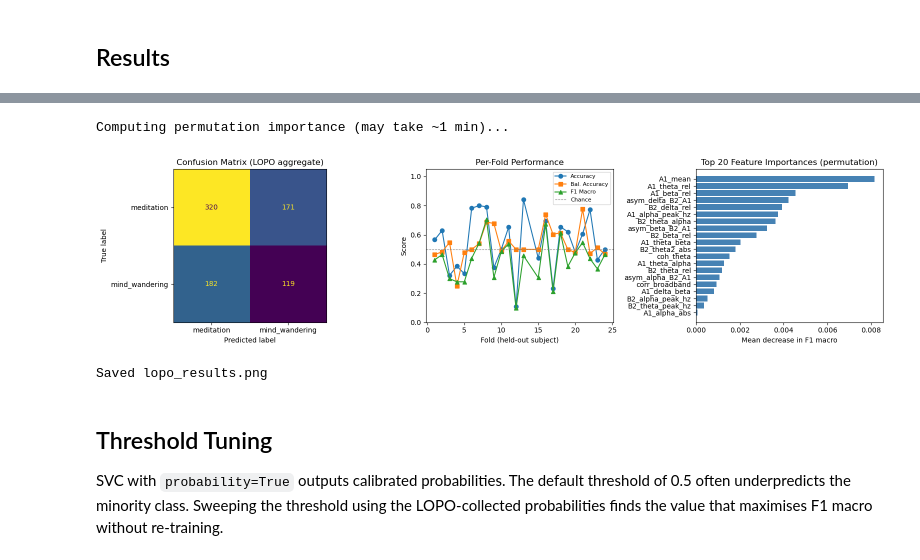
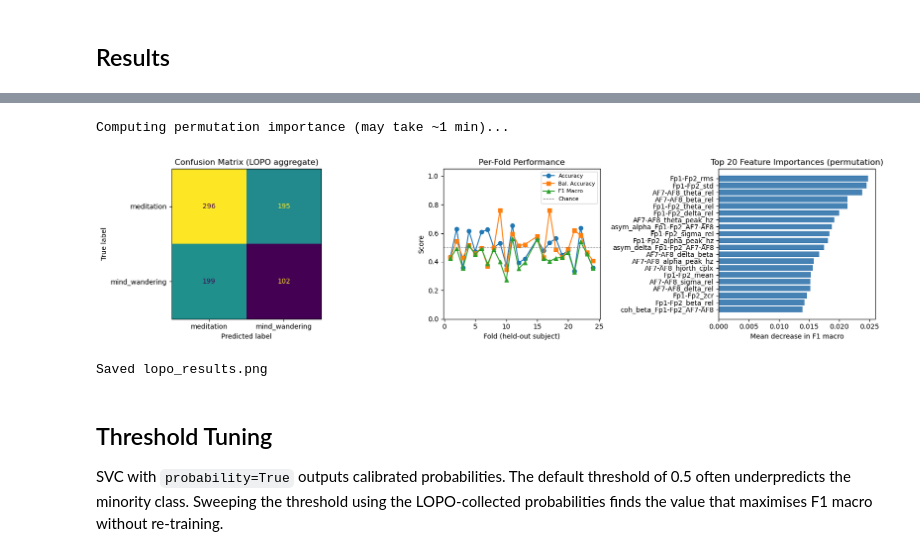
Before and after one commit to aidanaalund/sleep-wearable, a Jupyter notebook: meditation/meditation.ipynb, the cells around one changed output, grey strips where cells are left out. Saved outputs shown, nothing was run; the diff lists cells and outputs as text; code cells hidden in the pictures.

Commit message:
Some meditation improvements

```diff
--- a/meditation/meditation.ipynb
+++ b/meditation/meditation.ipynb
@@ -487,18 +565,16 @@ Pipeline: `SimpleImputer → StandardScaler → RandomForestClassifier`
 The scaler is fit **only on training folds**, so no test-set leakage. LOPO uses all subjects as held-out test subjects in turn.
 # %%
 def make_pipeline() -> Pipeline:
+    # StandardScaler removed — per-session z-score normalization (X_sess) replaces it.
     return Pipeline([
         ("imputer", SimpleImputer(strategy="median")),
-        ("scaler",  StandardScaler()),
-        ("clf", SVC(
-            kernel="rbf",
-            class_weight="balanced",
-            C=1.0,
-            probability=True,
-            random_state=RANDOM_STATE,
-        )),
+        ("clf", SVC(kernel="rbf", C=1.0,
+                    class_weight={"meditation": 1, "mind_wandering": 2},
+                    probability=True, random_state=RANDOM_STATE)),
     ])
 # %%
+from sklearn.metrics import recall_score
+
 def run_lopo(
     X: np.ndarray, y: np.ndarray, groups: np.ndarray
 ) -> Tuple[List[dict], List[str], List[str], List[float]]:
@@ -513,25 +589,27 @@ def run_lopo(
     ):
         held_out = str(groups[test_idx][0])
 
-        # Skip single-class test sets — balanced metrics are undefined
         if len(np.unique(y[test_idx])) < len(TARGET_LABELS):
             print(f"  Fold {fold_idx:2d} | held-out: {held_out} | skipped (single-class test set)")
             continue
 
         model = make_pipeline()
         model.fit(X[train_idx], y[train_idx])
+
         y_pred  = model.predict(X[test_idx])
         med_idx = list(model.classes_).index("meditation")
         y_proba = model.predict_proba(X[test_idx])[:, med_idx]
 
         fold_results.append({
-            "fold":         fold_idx,
-            "held_out":     held_out,
-            "n_train":      int(len(train_idx)),
-            "n_test":       int(len(test_idx)),
-            "accuracy":     float(accuracy_score(y[test_idx], y_pred)),
-            "balanced_acc": float(balanced_accuracy_score(y[test_idx], y_pred)),
-            "f1_macro":     float(f1_score(y[test_idx], y_pred, average="macro", zero_division=0)),
+            "fold":               fold_idx,
+            "held_out":           held_out,
+            "n_train":            int(len(train_idx)),
+            "n_test":             int(len(test_idx)),
+            "accuracy":           float(accuracy_score(y[test_idx], y_pred)),
+            "balanced_acc":       float(balanced_accuracy_score(y[test_idx], y_pred)),
+            "f1_macro":           float(f1_score(y[test_idx], y_pred, average="macro", zero_division=0)),
+            "recall_meditation":  float(recall_score(y[test_idx], y_pred, pos_label="meditation",     zero_division=0)),
+            "recall_mw":          float(recall_score(y[test_idx], y_pred, pos_label="mind_wandering", zero_division=0)),
         })
         y_true_all.extend(y[test_idx].tolist())
         y_pred_all.extend(y_pred.tolist())
@@ -540,10 +618,12 @@ def run_lopo(
         print(f"  Fold {fold_idx:2d} | held-out: {held_out} | "
               f"acc={fold_results[-1]['accuracy']:.3f} | "
               f"bal_acc={fold_results[-1]['balanced_acc']:.3f} | "
-              f"F1={fold_results[-1]['f1_macro']:.3f}")
+              f"F1={fold_results[-1]['f1_macro']:.3f} | "
+              f"rec_med={fold_results[-1]['recall_meditation']:.2f} | "
+              f"rec_mw={fold_results[-1]['recall_mw']:.2f}")
 
     return fold_results, y_true_all, y_pred_all, y_proba_all
 
 
 print("Running LOPO cross-validation...")
-fold_results, y_true, y_pred, y_proba = run_lopo(X, y, groups)
+fold_results, y_true, y_pred, y_proba = run_lopo(X_sess, y, groups)
@@ -628,36 +776,36 @@ axes[1].plot(folds_df["fold"], folds_df["accuracy"],     "o-", label="Accuracy")
 axes[1].plot(folds_df["fold"], folds_df["balanced_acc"], "s-", label="Bal. Accuracy")
 axes[1].plot(folds_df["fold"], folds_df["f1_macro"],     "^-", label="F1 Macro")
 axes[1].axhline(0.5, color="gray", linestyle="--", linewidth=0.8, label="Chance")
 axes[1].set_xlabel("Fold (held-out subject)")
 axes[1].set_ylabel("Score")
 axes[1].set_title("Per-Fold Performance")
 axes[1].legend(fontsize=8)
 axes[1].set_ylim(0, 1.05)
 
 # Feature importance via permutation (model-agnostic, works for SVC)
 print("Computing permutation importance (may take ~1 min)...")
 final_model = make_pipeline()
-final_model.fit(X, y)
+final_model.fit(X_sess, y)
 perm = permutation_importance(
-    final_model, X, y,
+    final_model, X_sess, y,
     n_repeats=5, random_state=RANDOM_STATE, n_jobs=-1, scoring="f1_macro",
 )
 importances = perm.importances_mean
 top_n  = 20
 top_idx = np.argsort(importances)[::-1][:top_n]
 axes[2].barh([feat_names[i] for i in top_idx[::-1]],
              importances[top_idx[::-1]], color="steelblue")
 axes[2].set_title(f"Top {top_n} Feature Importances (permutation)")
 axes[2].set_xlabel("Mean decrease in F1 macro")
 
 plt.tight_layout()
 ARTIFACTS_DIR.mkdir(parents=True, exist_ok=True)
 plt.savefig(ARTIFACTS_DIR / "lopo_results.png", dpi=150, bbox_inches="tight")
 plt.show()
 print("Saved lopo_results.png")
 # %% [output]
 Computing permutation importance (may take ~1 min)...
-[figure, old version]
+[figure, new version]
 Saved lopo_results.png
 # %% [markdown]
 ## Threshold Tuning
```
Also changed, not shown: parts of 18 cells of this notebook, 8 other files.
